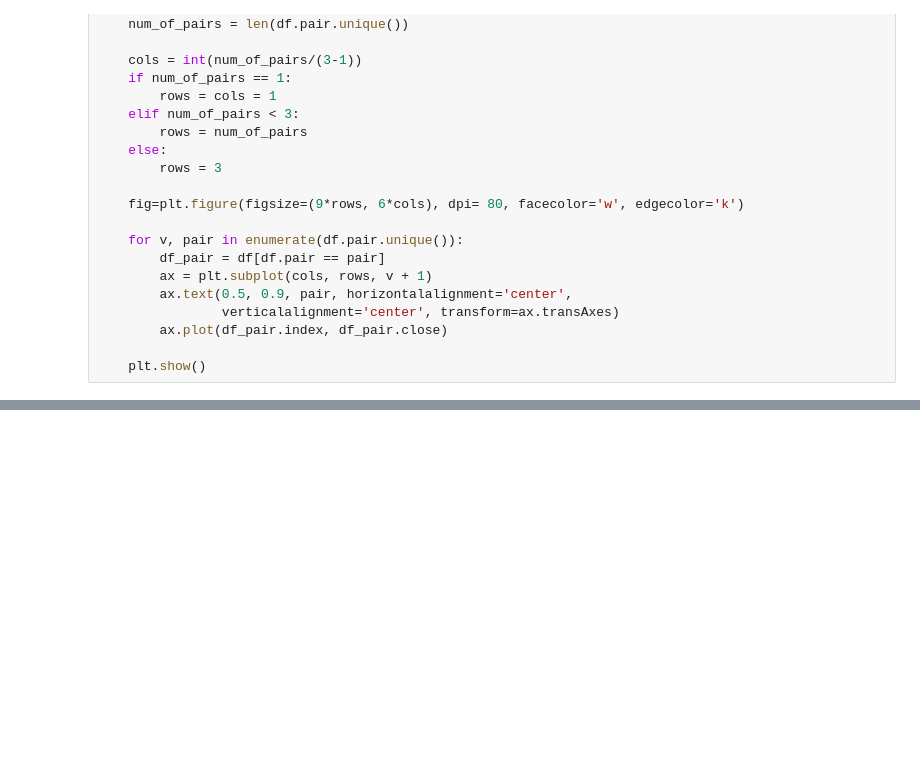
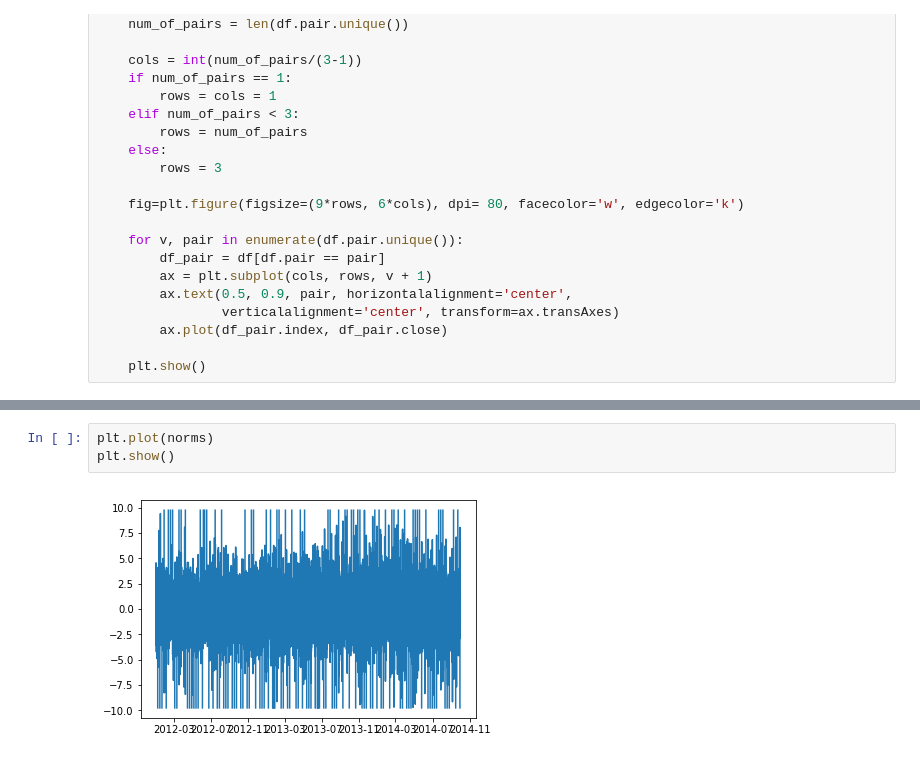
Before and after one commit to nathanmargaglio/forex_ml, a Jupyter notebook: load_data.ipynb, the cells around one changed output, grey strips where cells are left out. Cells and saved outputs as stored; diff of their text form; blank space fills up the shorter version.

```diff
--- a/load_data.ipynb
+++ b/load_data.ipynb
@@ -73,0 +129,5 @@ quick_plot(df)
+# %%
+plt.plot(norms)
+plt.show()
+# %% [output]
+[figure, added]
```
Also changed, not shown: parts of 15 cells of this notebook.
